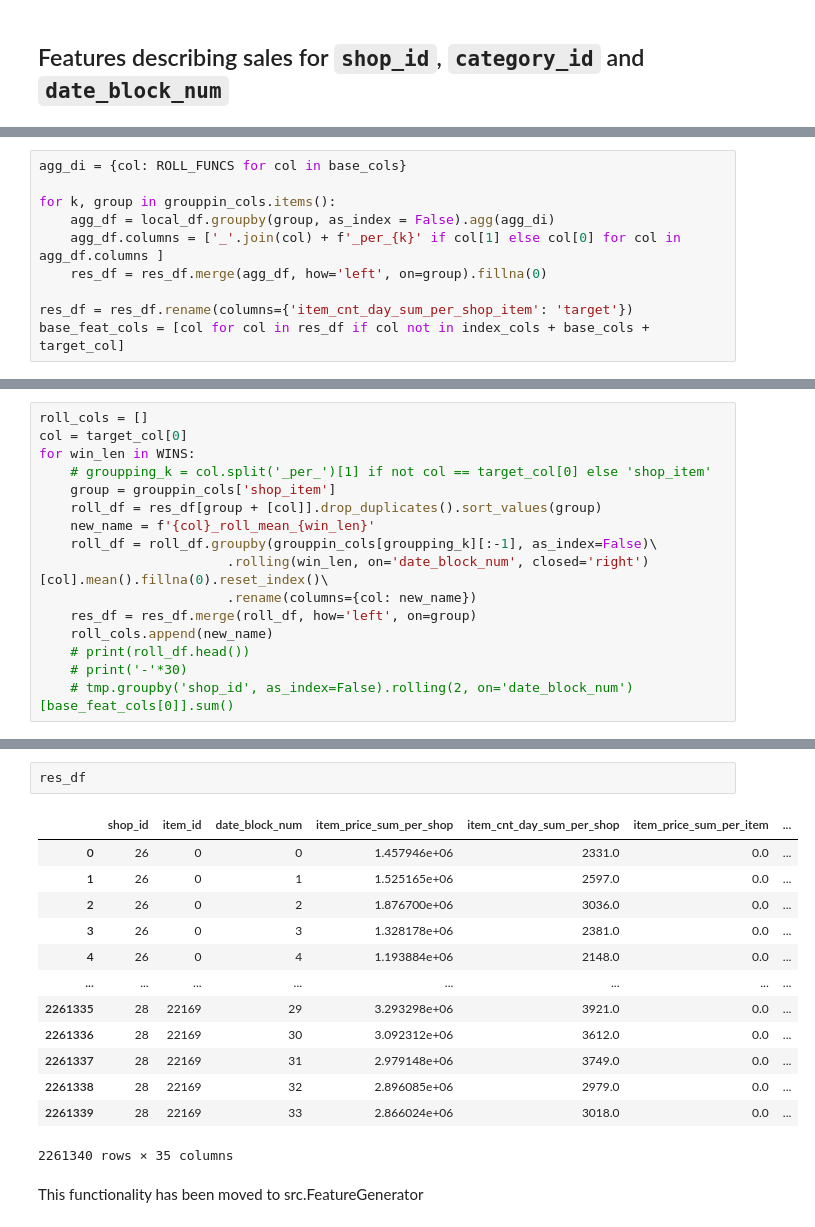
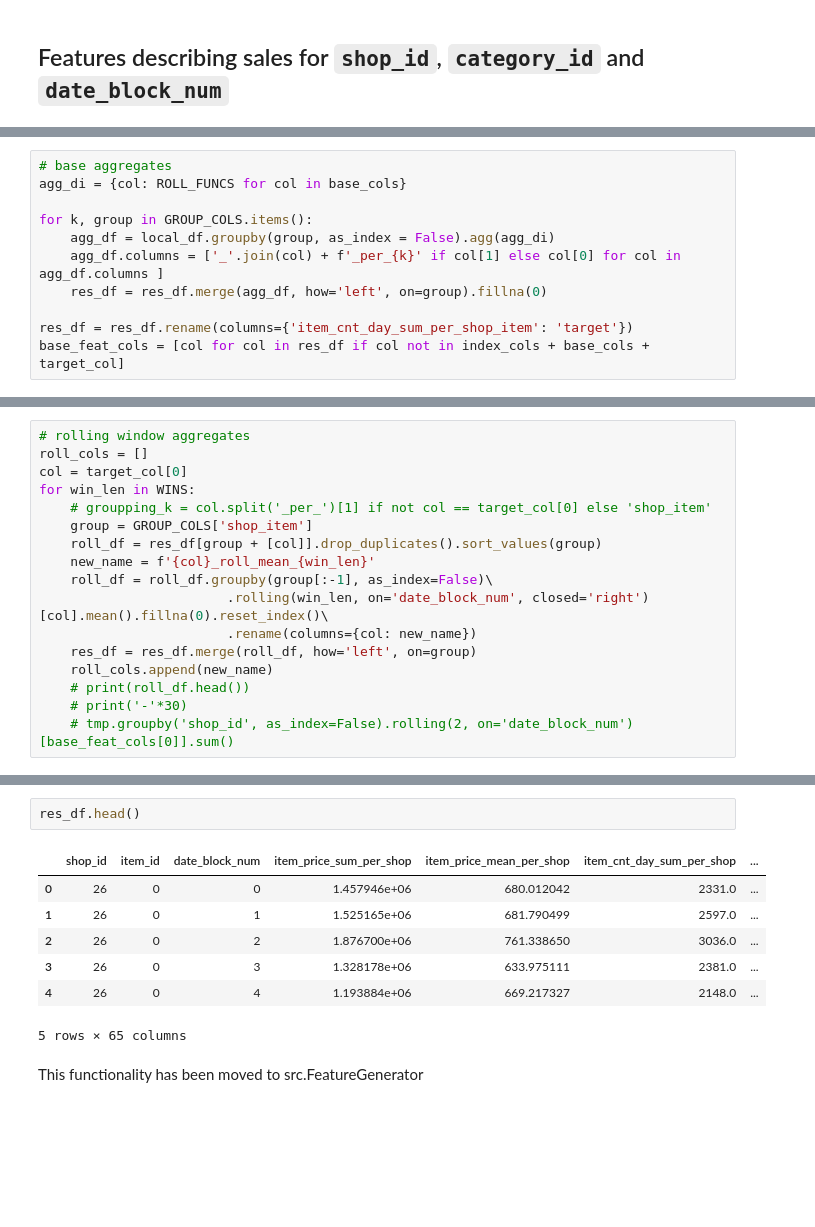
Before and after one commit to igor-cheb/retail_sales_prediction, a Jupyter notebook: ETL.ipynb, the cells around one changed output, grey strips where cells are left out. Drawn from its saved outputs; the diff is of its cells as text; blank space fills up the shorter version.

```diff
--- a/ETL.ipynb
+++ b/ETL.ipynb
@@ -81,9 +79,10 @@ target_col = ['target']
 
 res_df = generate_backbone()
 # %%
+# base aggregates
 agg_di = {col: ROLL_FUNCS for col in base_cols}
 
-for k, group in grouppin_cols.items():
+for k, group in GROUP_COLS.items():
     agg_df = local_df.groupby(group, as_index = False).agg(agg_di)
     agg_df.columns = ['_'.join(col) + f'_per_{k}' if col[1] else col[0] for col in agg_df.columns ]
     res_df = res_df.merge(agg_df, how='left', on=group).fillna(0)
@@ -102,14 +102,15 @@ for shift in SHIFTS:
 
     res_df = res_df.merge(preshift_df, how='left', on=index_cols).fillna(0)
 # %%
+# rolling window aggregates
 roll_cols = []
 col = target_col[0]
 for win_len in WINS:
     # groupping_k = col.split('_per_')[1] if not col == target_col[0] else 'shop_item'
-    group = grouppin_cols['shop_item']
+    group = GROUP_COLS['shop_item']
     roll_df = res_df[group + [col]].drop_duplicates().sort_values(group)
     new_name = f'{col}_roll_mean_{win_len}'
-    roll_df = roll_df.groupby(grouppin_cols[groupping_k][:-1], as_index=False)\
+    roll_df = roll_df.groupby(group[:-1], as_index=False)\
                         .rolling(win_len, on='date_block_num', closed='right')[col].mean().fillna(0).reset_index()\
                         .rename(columns={col: new_name})
     res_df = res_df.merge(roll_df, how='left', on=group)
@@ -135,19 +121,13 @@ for win_len in WINS:
 # %%
-res_df
+res_df.head()
 # %% [output]
-|  | shop_id | item_id | date_block_num | item_price_sum_per_shop | item_cnt_day_sum_per_shop | item_price_sum_per_item | ... |
-| 0 | 26 | 0 | 0 | 1.457946e+06 | 2331.0 | 0.0 | ... |
-| 1 | 26 | 0 | 1 | 1.525165e+06 | 2597.0 | 0.0 | ... |
-| 2 | 26 | 0 | 2 | 1.876700e+06 | 3036.0 | 0.0 | ... |
-| 3 | 26 | 0 | 3 | 1.328178e+06 | 2381.0 | 0.0 | ... |
-| 4 | 26 | 0 | 4 | 1.193884e+06 | 2148.0 | 0.0 | ... |
-| ... | ... | ... | ... | ... | ... | ... | ... |
-| 2261335 | 28 | 22169 | 29 | 3.293298e+06 | 3921.0 | 0.0 | ... |
-| 2261336 | 28 | 22169 | 30 | 3.092312e+06 | 3612.0 | 0.0 | ... |
-| 2261337 | 28 | 22169 | 31 | 2.979148e+06 | 3749.0 | 0.0 | ... |
-| 2261338 | 28 | 22169 | 32 | 2.896085e+06 | 2979.0 | 0.0 | ... |
-| 2261339 | 28 | 22169 | 33 | 2.866024e+06 | 3018.0 | 0.0 | ... |
+|  | shop_id | item_id | date_block_num | item_price_sum_per_shop | item_price_mean_per_shop | item_cnt_day_sum_per_shop | ... |
+| 0 | 26 | 0 | 0 | 1.457946e+06 | 680.012042 | 2331.0 | ... |
+| 1 | 26 | 0 | 1 | 1.525165e+06 | 681.790499 | 2597.0 | ... |
+| 2 | 26 | 0 | 2 | 1.876700e+06 | 761.338650 | 3036.0 | ... |
+| 3 | 26 | 0 | 3 | 1.328178e+06 | 633.975111 | 2381.0 | ... |
+| 4 | 26 | 0 | 4 | 1.193884e+06 | 669.217327 | 2148.0 | ... |
-2261340 rows × 35 columns
+5 rows × 65 columns
 # %% [markdown]
 This functionality has been moved to src.FeatureGenerator
 # %% [markdown]
```
Also changed, not shown: parts of 5 cells of this notebook, 3 other files.
